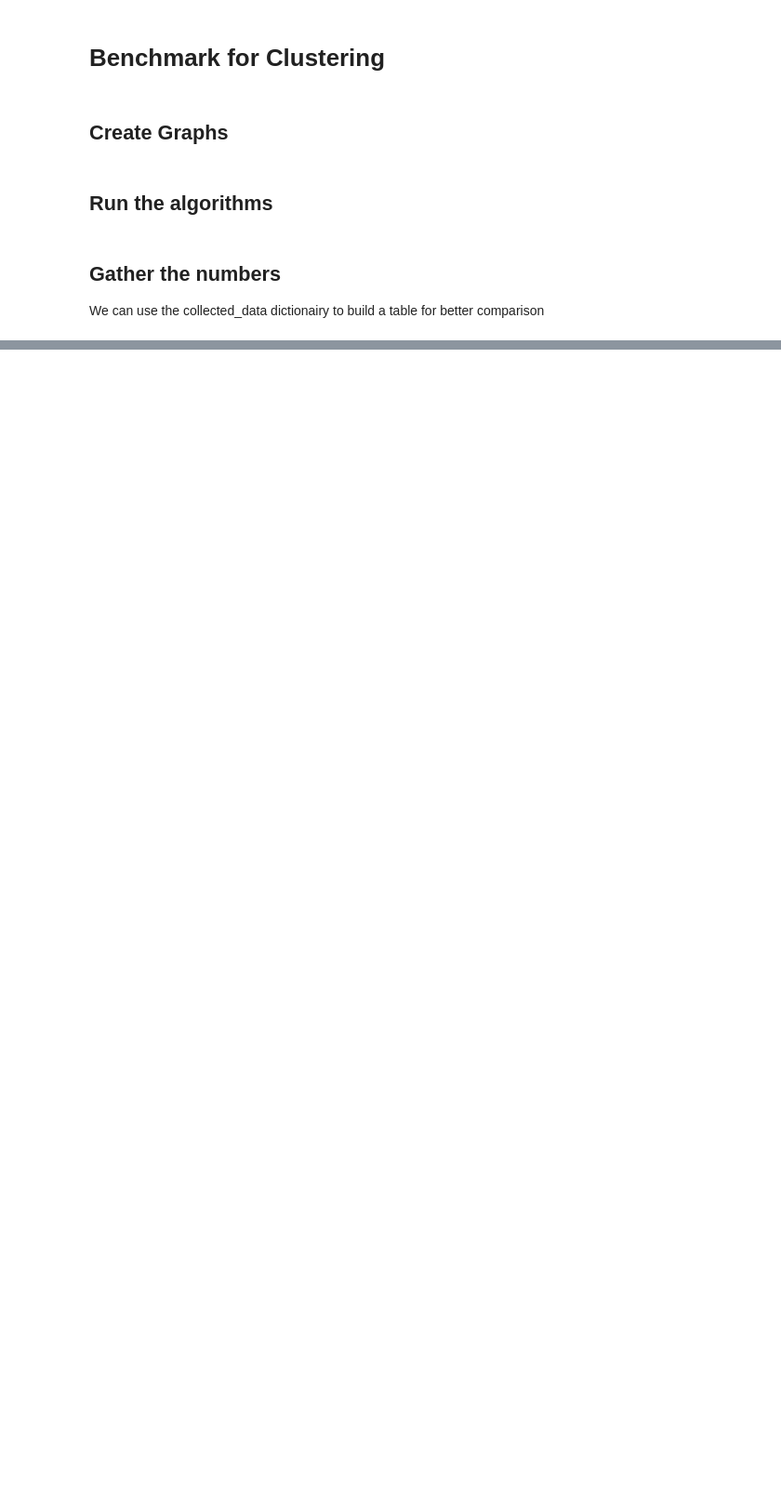
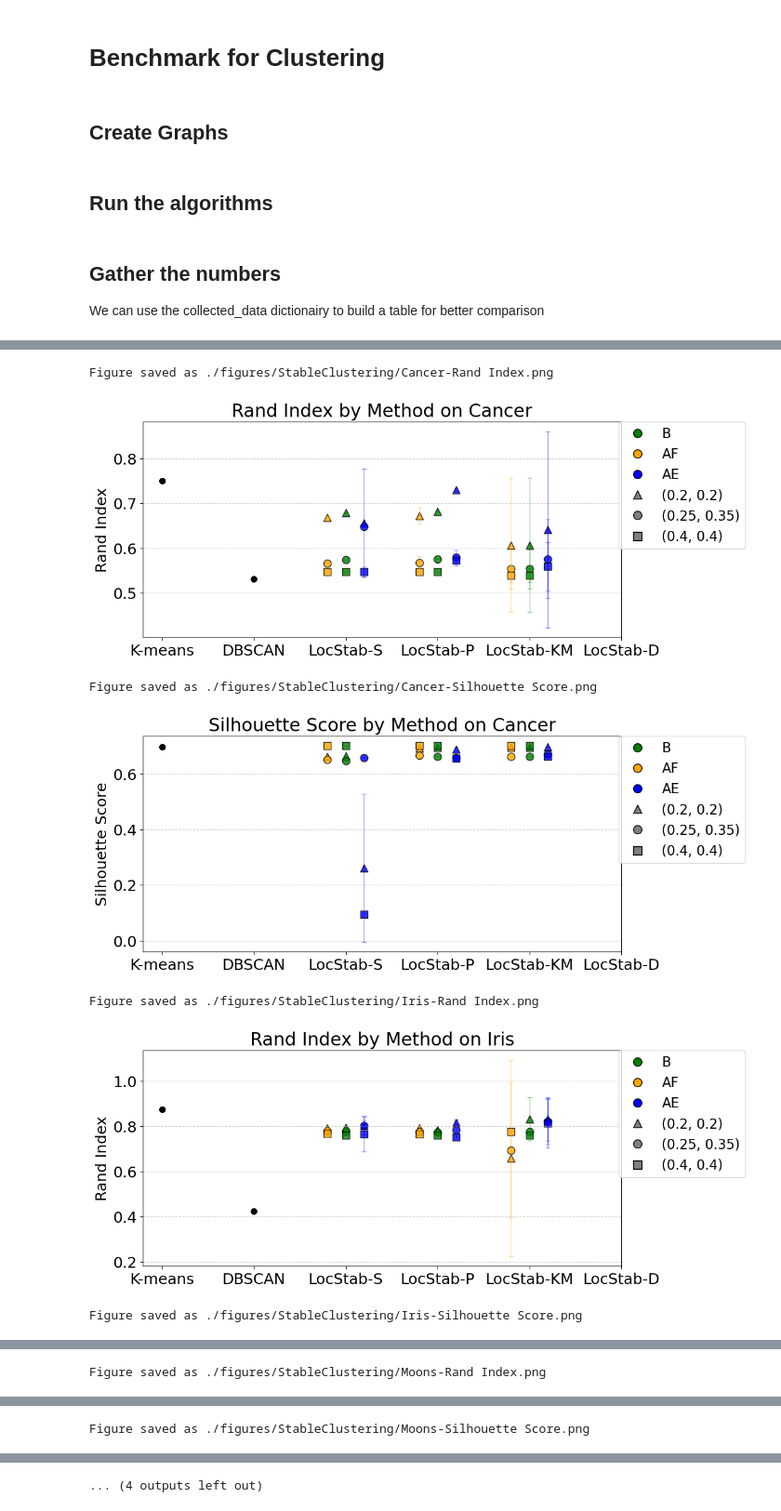
Before and after one commit to tr1gergo/local-popular, a Jupyter notebook: BenchmarkStableClustering.ipynb, the cells around one changed output, grey strips where cells are left out. Shown: that part at 93% size. Saved outputs shown, nothing was run; the diff lists cells and outputs as text; code cells hidden in the pictures; blank space fills up the shorter version.

```diff
--- a/BenchmarkStableClustering.ipynb
+++ b/BenchmarkStableClustering.ipynb
@@ -143,6 +143,7 @@ for treshold in labels:
                 collected_data[(a_name_modified, g_name)].append(scores)
 
                 # start with the output of dbscan
+                a_name_modified = a_name + ' starting with the output of dbscan'
                 allow_exit = False
                 test_callable = lambda a: list(algo(a,clusters,dbscan,allow_exit).values())
                 times,outputs = time_tester(test_callable,graph)
@@ -182,15 +183,13 @@ for treshold in labels:
         record = {'Method': method, 'Dataset': dataset}
         keys = metrics_list[0].keys()
         for key in keys:
-            # check if this metric is numeric
-            if isinstance(metrics_list[0][key], numbers.Number):
-                values = [m[key] for m in metrics_list]
+            values = [m[key] for m in metrics_list if isinstance(m[key], numbers.Number)]
+            if values:
                 mean = sum(values) / len(values)
                 std = (sum((v - mean) ** 2 for v in values) / len(values)) ** 0.5
                 record[key] = (mean, std)
             else:
-                # if not numeric (e.g., a string), just copy one of them
-                record[key] = metrics_list[0][key]
+                record[key] = metrics_list[0][key]  # fallback for non-numeric
         records.append(record)
 
     df = pd.DataFrame(records)
@@ -213,13 +214,21 @@ print(max_stds)
 # %%
 
 score_cols = ['Rand Index', 'Silhouette Score']
 
 
 labels = [(0.2,0.2),(0.25,0.35),(0.4,.4)]
 # Plot the results
 for Dataset in ['Cancer', 'Iris', 'Moons', '3 Circles']:
     for score in score_cols:
         PlotHelperFunctions.plot_and_save_clustering(
-            dfs, labels, Dataset, score,
+            dfs, labels, Dataset, score, mode = "LS",
             save_path=f'./figures/StableClustering/{Dataset}-{score}.png'
         )
+# %% [output]
+Figure saved as ./figures/StableClustering/Cancer-Rand Index.png
+[figure, added]
+Figure saved as ./figures/StableClustering/Cancer-Silhouette Score.png
+[figure, added]
+Figure saved as ./figures/StableClustering/Iris-Rand Index.png
+[figure, added]
+Figure saved as ./figures/StableClustering/Iris-Silhouette Score.png
@@ -225,0 +236 @@ for Dataset in ['Cancer', 'Iris', 'Moons', '3 Circles']:
+Figure saved as ./figures/StableClustering/Moons-Rand Index.png
@@ -225,0 +238 @@ for Dataset in ['Cancer', 'Iris', 'Moons', '3 Circles']:
+Figure saved as ./figures/StableClustering/Moons-Silhouette Score.png
@@ -226,3 +240,4 @@ for Dataset in ['Cancer', 'Iris', 'Moons', '3 Circles']:
+... (4 outputs left out)
 # %%
 import ast
 import numpy as np
```
Also changed, not shown: parts of 2 cells of this notebook, 3 other files.
